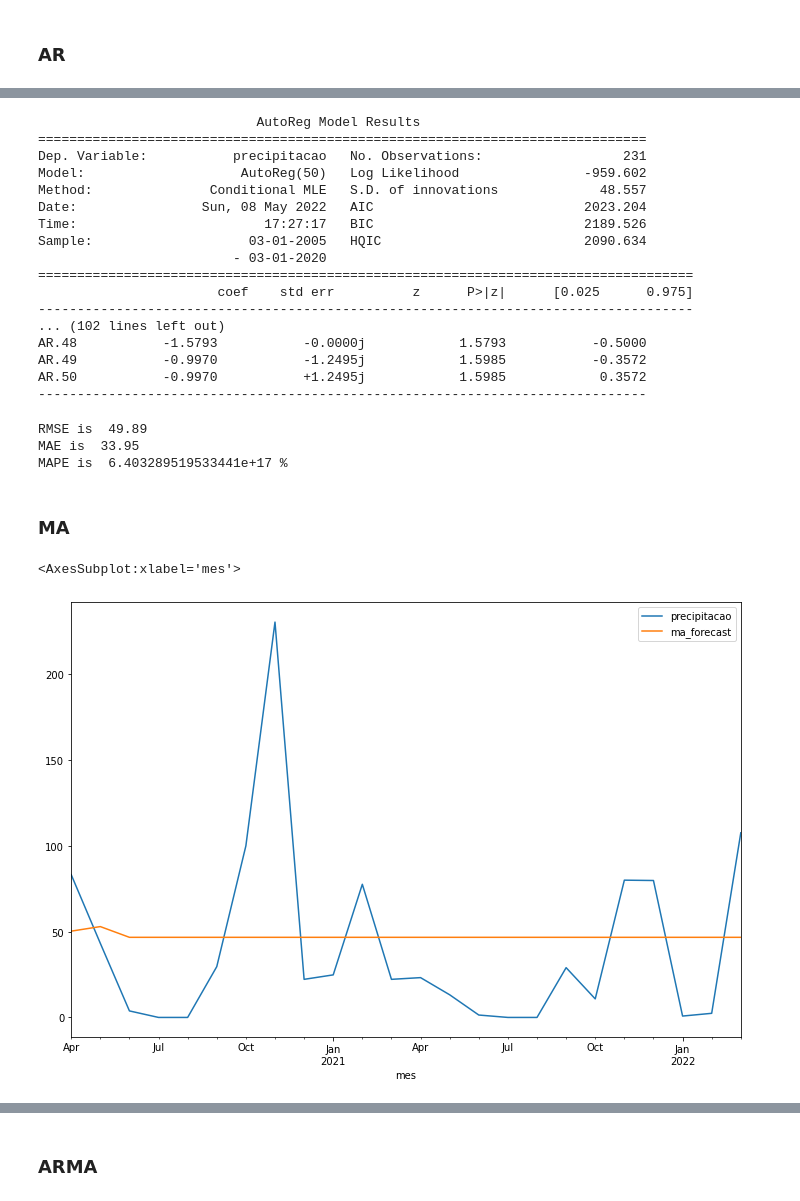
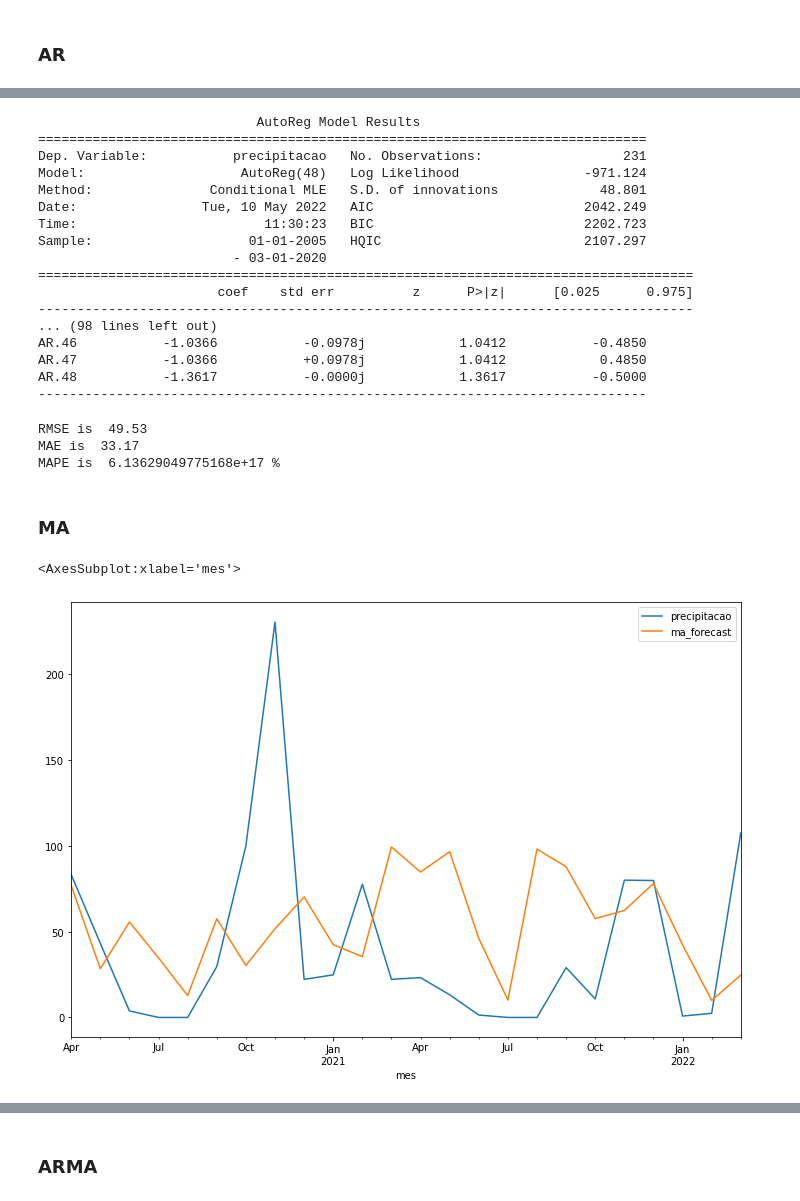
Before and after one commit to ManuelS0usa/TS-Precipitation-Forecast, a Jupyter notebook: ARMA_Models.ipynb, the cells around one changed output, grey strips where cells are left out. Drawn from its saved outputs; the diff is of its cells as text; code cells hidden in the pictures.

```diff
--- a/ARMA_Models.ipynb
+++ b/ARMA_Models.ipynb
@@ -315,7 +324,7 @@ plot_pacf(train_data)
 # %%
 # For a first ARMA model approach we are going to select p=2 and q=2
 from statsmodels.tsa.ar_model import AutoReg
-ar_model = AutoReg(train_data, lags=50).fit()
+ar_model = AutoReg(train_data, lags=48).fit()
 # %%
 forecast_data = mydata
 forecast_data['ar_forecast'] = ar_model.predict(start = mydata.shape[0]-fh, end=mydata.shape[0], dynamic= True)
@@ -337,38 +346,38 @@ print(ar_model.summary())
                             AutoReg Model Results
 ==============================================================================
 Dep. Variable:           precipitacao   No. Observations:                  231
-Model:                    AutoReg(50)   Log Likelihood                -959.602
-Method:               Conditional MLE   S.D. of innovations             48.557
-Date:                Sun, 08 May 2022   AIC                           2023.204
-Time:                        17:27:17   BIC                           2189.526
-Sample:                    03-01-2005   HQIC                          2090.634
+Model:                    AutoReg(48)   Log Likelihood                -971.124
+Method:               Conditional MLE   S.D. of innovations             48.801
+Date:                Tue, 10 May 2022   AIC                           2042.249
+Time:                        11:30:23   BIC                           2202.723
+Sample:                    01-01-2005   HQIC                          2107.297
                          - 03-01-2020
 ====================================================================================
                        coef    std err          z      P>|z|      [0.025      0.975]
 ------------------------------------------------------------------------------------
-... (102 lines left out)
-AR.48           -1.5793           -0.0000j            1.5793           -0.5000
-AR.49           -0.9970           -1.2495j            1.5985           -0.3572
-AR.50           -0.9970           +1.2495j            1.5985            0.3572
+... (98 lines left out)
+AR.46           -1.0366           -0.0978j            1.0412           -0.4850
+AR.47           -1.0366           +0.0978j            1.0412            0.4850
+AR.48           -1.3617           -0.0000j            1.3617           -0.5000
 ------------------------------------------------------------------------------
 # %%
 evaluate(test_data, forecast_data['ar_forecast'][-fh:])
 # %% [output]
-RMSE is  49.89
-MAE is  33.95
-MAPE is  6.403289519533441e+17 %
+RMSE is  49.53
+MAE is  33.17
+MAPE is  6.13629049775168e+17 %
 # %% [markdown]
 ### MA
 # %%
 from statsmodels.tsa.arima.model import ARIMA
 # fit model
-ma_model = ARIMA(train_data, order=(0, 0, 2)).fit()
+ma_model = ARIMA(train_data, order=(0, 0, 50)).fit()
 # make prediction
 forecast_data['ma_forecast'] = ma_model.predict(start = mydata.shape[0]-fh, end=mydata.shape[0], dynamic= True)
 forecast_data[['precipitacao', 'ma_forecast']].iloc[-fh:].plot(figsize=(12, 8))
 # %% [output]
 <AxesSubplot:xlabel='mes'>
-[figure, old version]
+[figure, new version]
 # %%
 print(ma_model.summary())
 # %% [output]
```
Also changed, not shown: parts of 25 cells of this notebook, 4 other files.
